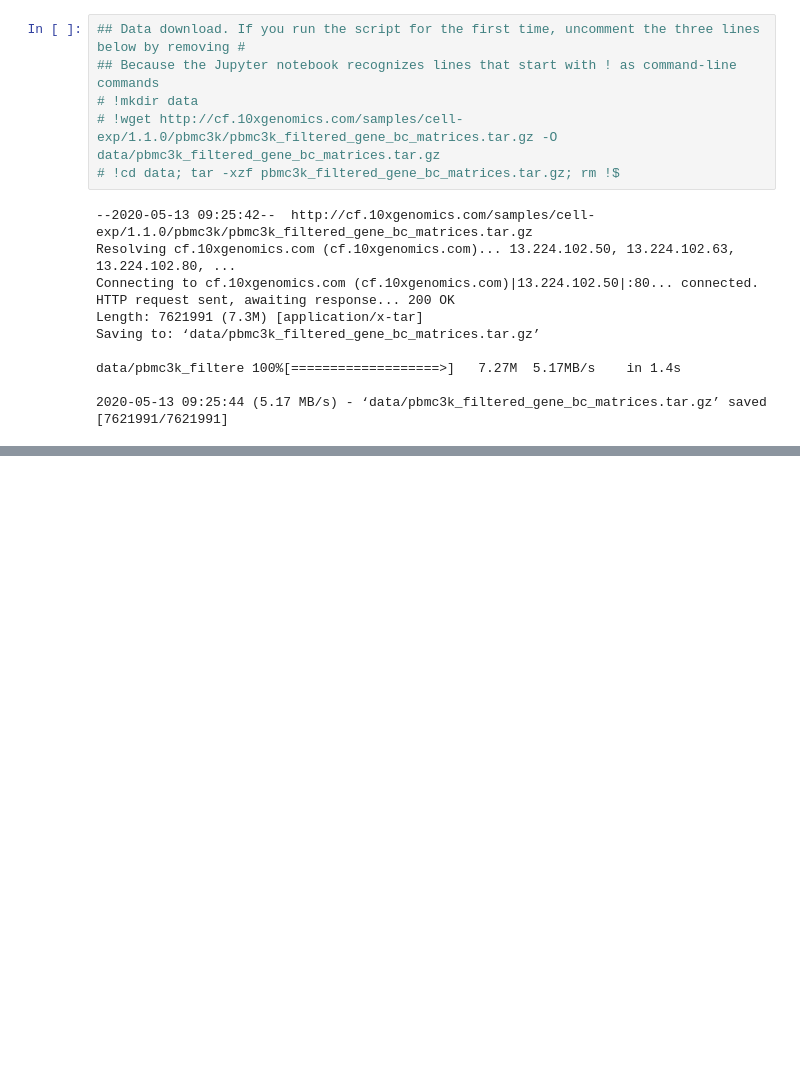
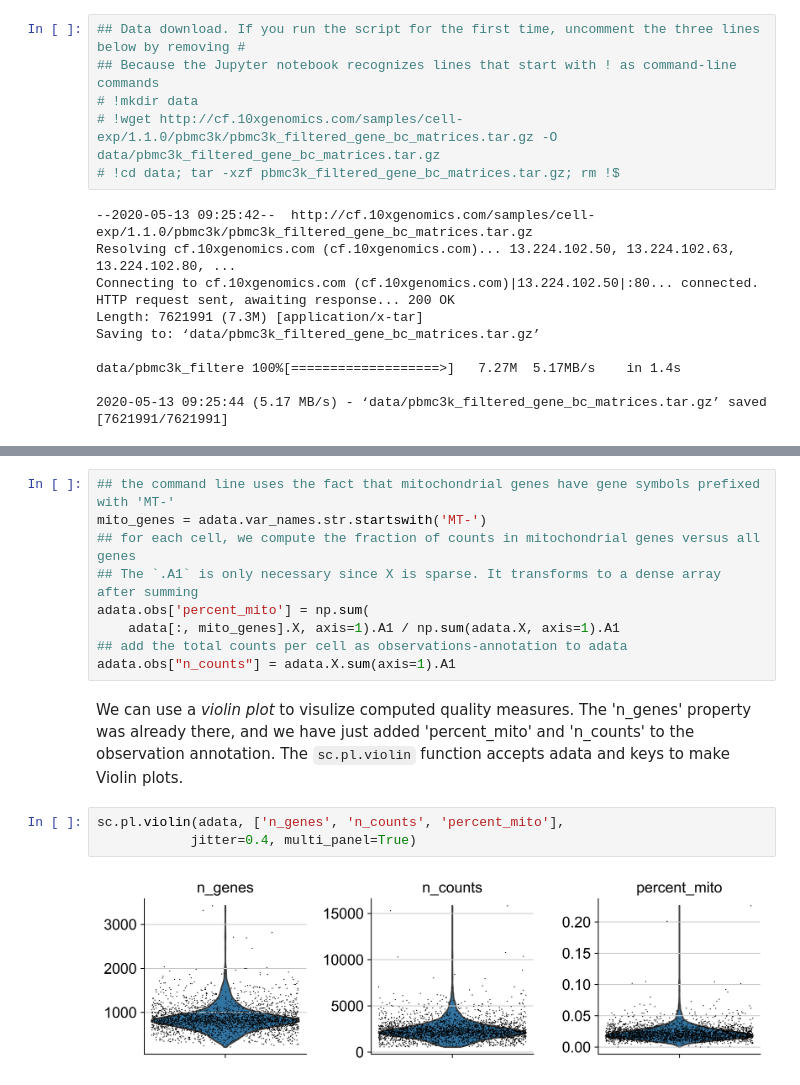
Before and after one commit to Accio/analysing-scRNAseq-with-scanpy-and-besca, a Jupyter notebook: preprocessing-clustering-3kPBMC-with-scanpy.ipynb, the cells around one changed output, grey strips where cells are left out. Drawn from its saved outputs; the diff is of its cells as text; blank space fills up the shorter version.

```diff
--- a/preprocessing-clustering-3kPBMC-with-scanpy.ipynb
+++ b/preprocessing-clustering-3kPBMC-with-scanpy.ipynb
@@ -21,0 +79,16 @@ data/pbmc3k_filtere 100%[===================>]   7.27M  5.17MB/s    in 1.4s
+# %%
+## the command line uses the fact that mitochondrial genes have gene symbols prefixed with 'MT-'
+mito_genes = adata.var_names.str.startswith('MT-')
+## for each cell, we compute the fraction of counts in mitochondrial genes versus all genes
+## The `.A1` is only necessary since X is sparse. It transforms to a dense array after summing
+adata.obs['percent_mito'] = np.sum(
+    adata[:, mito_genes].X, axis=1).A1 / np.sum(adata.X, axis=1).A1
+## add the total counts per cell as observations-annotation to adata
+adata.obs["n_counts"] = adata.X.sum(axis=1).A1
+# %% [markdown]
+We can use a *violin plot* to visulize computed quality measures. The 'n_genes' property was already there, and we have just added 'percent_mito' and 'n_counts' to the observation annotation. The ``sc.pl.violin`` function accepts adata and keys to make Violin plots.
+# %%
+sc.pl.violin(adata, ['n_genes', 'n_counts', 'percent_mito'],
+            jitter=0.4, multi_panel=True)
+# %% [output]
+[figure, added]
```
Also changed, not shown: parts of 28 cells of this notebook.
